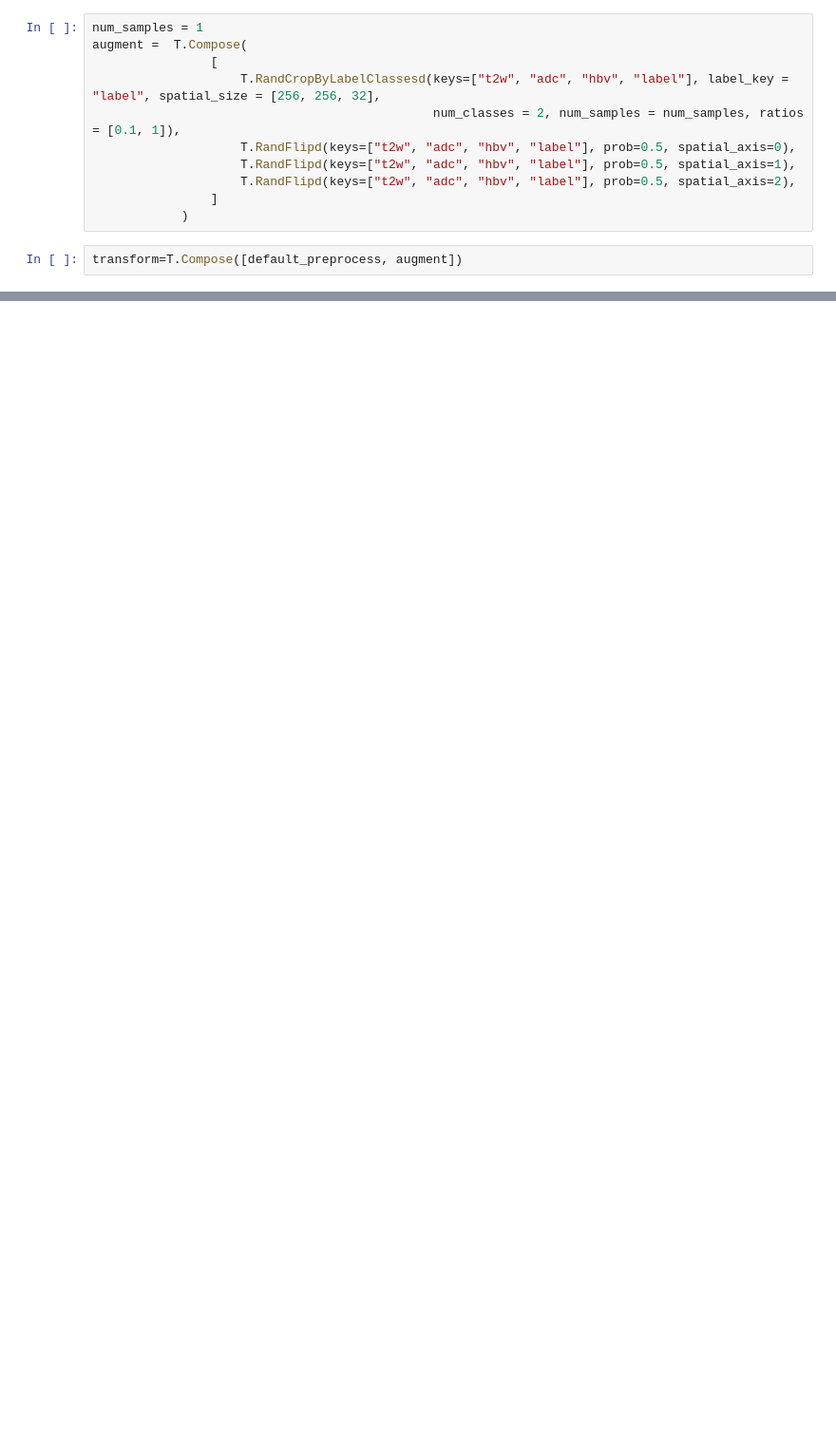
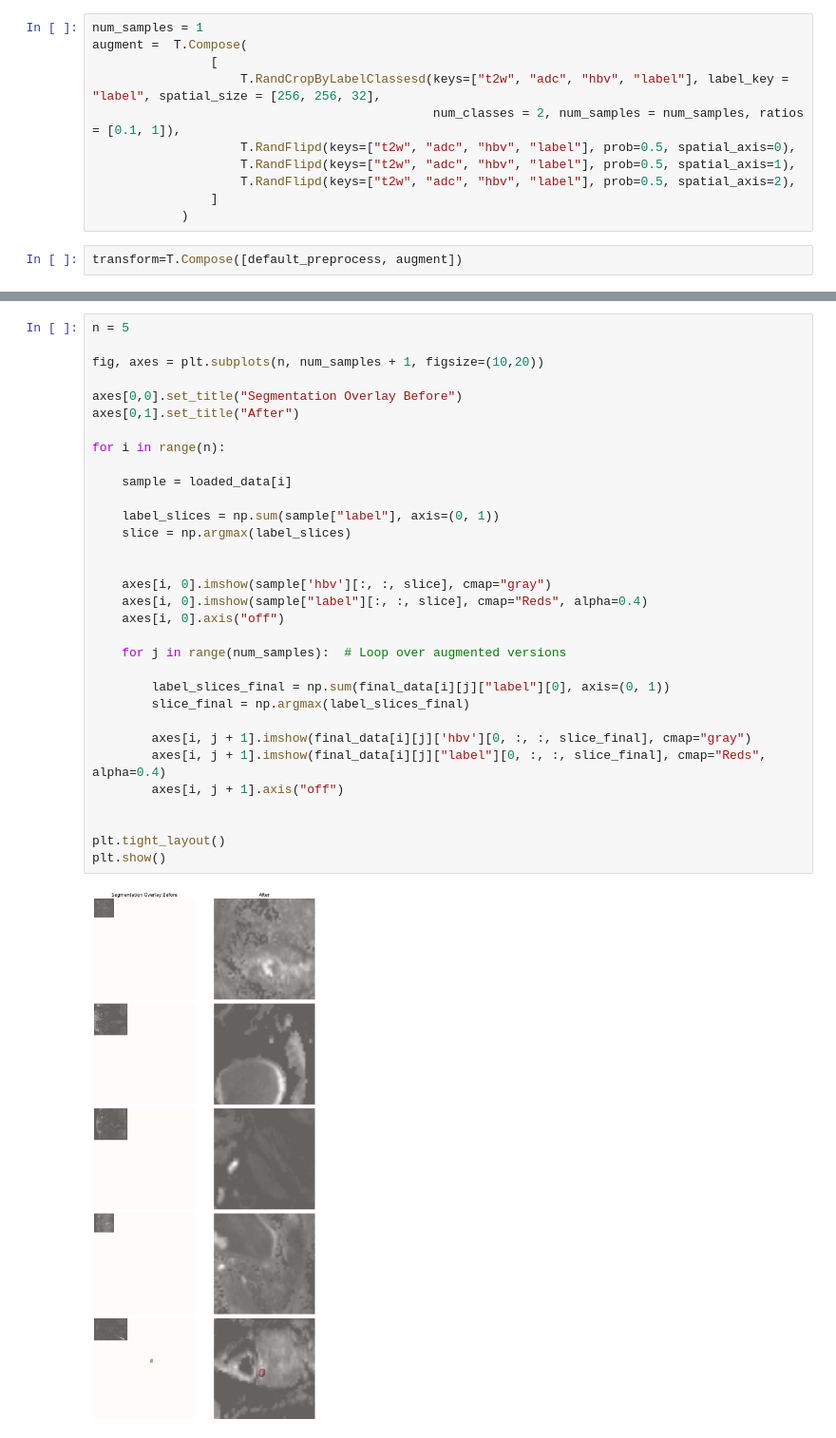
Before and after one commit to eriksalv/mamba-mic, a Jupyter notebook: all_prostate_data.ipynb, the cells around one changed output, grey strips where cells are left out. Shown at 95% size. Drawn from its saved outputs; the diff is of its cells as text; blank space fills up the shorter version.

```diff
--- a/all_prostate_data.ipynb
+++ b/all_prostate_data.ipynb
@@ -139,0 +304,34 @@ plt.show()
+# %%
+n = 5
+
+fig, axes = plt.subplots(n, num_samples + 1, figsize=(10,20))
+
+axes[0,0].set_title("Segmentation Overlay Before")
+axes[0,1].set_title("After")
+
+for i in range(n):
+
+    sample = loaded_data[i]
+
+    label_slices = np.sum(sample["label"], axis=(0, 1))
+    slice = np.argmax(label_slices)
+
+
+    axes[i, 0].imshow(sample['hbv'][:, :, slice], cmap="gray")
+    axes[i, 0].imshow(sample["label"][:, :, slice], cmap="Reds", alpha=0.4)
+    axes[i, 0].axis("off")
+
+    for j in range(num_samples):  # Loop over augmented versions
+
+        label_slices_final = np.sum(final_data[i][j]["label"][0], axis=(0, 1))
+        slice_final = np.argmax(label_slices_final)
+
+        axes[i, j + 1].imshow(final_data[i][j]['hbv'][0, :, :, slice_final], cmap="gray")
+        axes[i, j + 1].imshow(final_data[i][j]["label"][0, :, :, slice_final], cmap="Reds", alpha=0.4)
+        axes[i, j + 1].axis("off")
+
+
+plt.tight_layout()
+plt.show()
+# %% [output]
+[figure, added]
```
Also changed, not shown: parts of 13 cells of this notebook.
